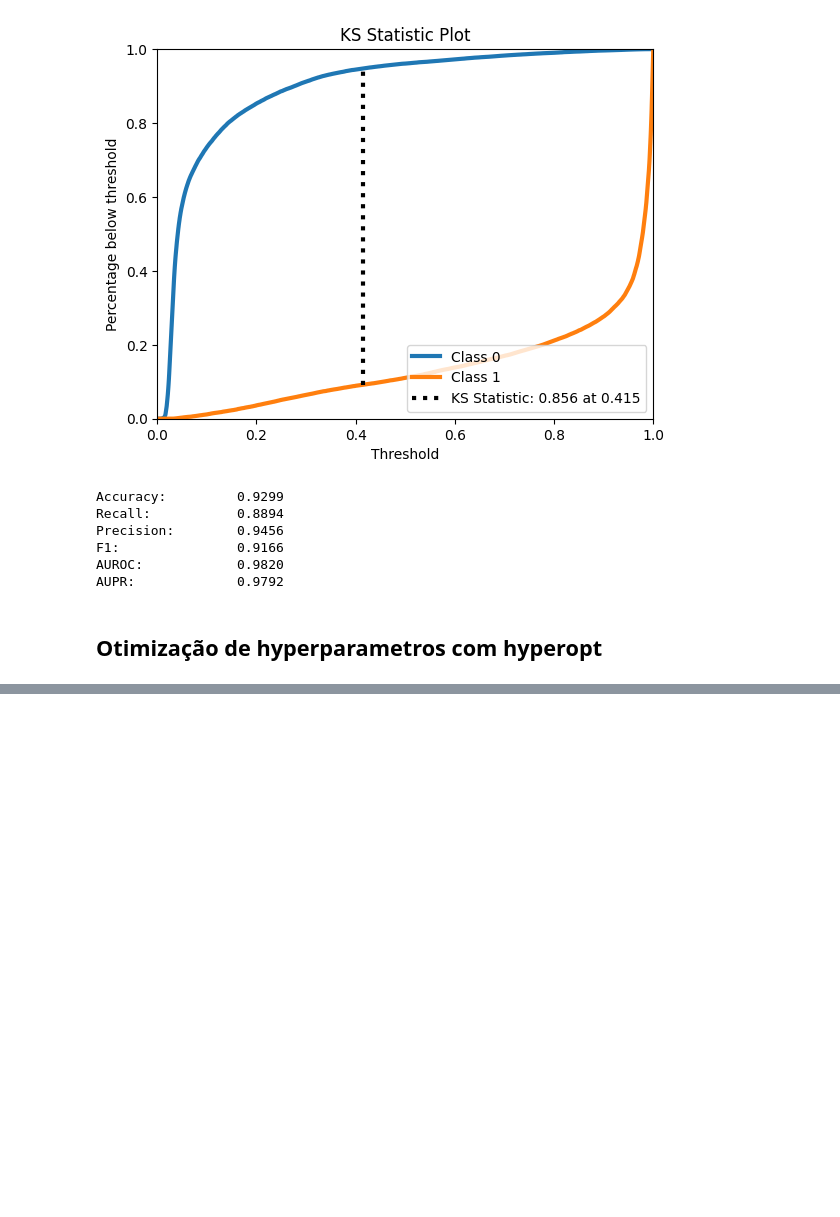
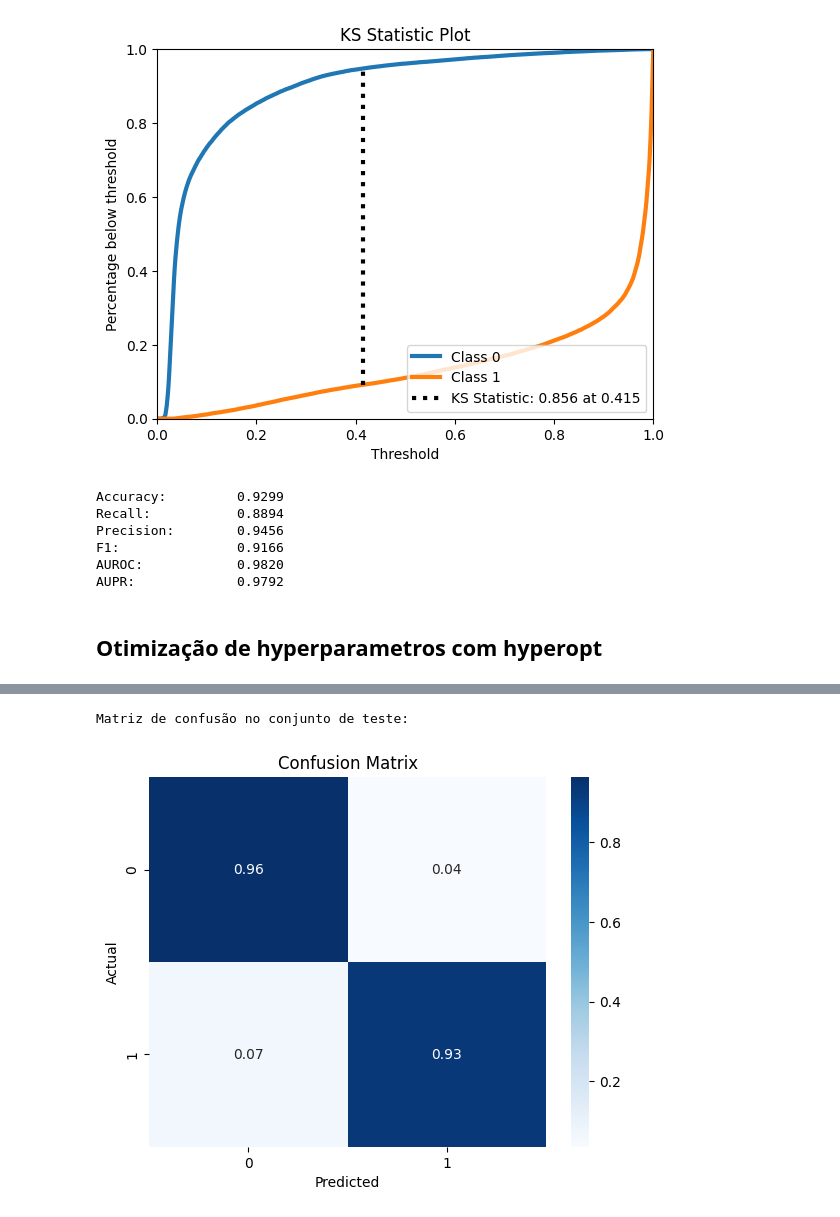
Before and after one commit to lucasacioly/Redes-Neurais, a Jupyter notebook: mlp.ipynb, the cells around one changed output, grey strips where cells are left out. Saved outputs shown, nothing was run; the diff lists cells and outputs as text; code cells hidden in the pictures; blank space fills up the shorter version.

```diff
--- a/mlp.ipynb
+++ b/mlp.ipynb
@@ -307,0 +601,12 @@ AUPR:             0.9792
+# %%
+mlp_model.compile(optimizer=optimizer, loss='binary_crossentropy', metrics=[Precision(), Recall()])
+# %%
+early_stopping = EarlyStopping(monitor='val_loss', patience=3, restore_best_weights=True)
+# %%
+history = mlp_model.fit(X_train, y_train, epochs=100, batch_size=64, validation_data=(X_val, y_val), callbacks=[early_stopping], verbose=0)
+# %%
+# Avaliar o modelo no conjunto de teste
+y_pred_scores = mlp_model.predict(X_test)
+y_pred_class = (y_pred_scores >= 0.5).astype(int)
+y_pred_scores_0 = 1 - y_pred_scores
+y_pred_scores = np.concatenate([y_pred_scores_0, y_pred_scores], axis=1)
@@ -307,0 +615,26 @@ AUPR:             0.9792
+# %%
+import numpy as np
+import matplotlib.pyplot as plt
+import seaborn as sns
+from sklearn.metrics import confusion_matrix
+
+## Matriz de confusão
+print('Matriz de confusão no conjunto de teste:')
+
+# Get confusion matrix
+cm = confusion_matrix(y_test, y_pred_class)
+cm_normalized = cm.astype(float) / cm.sum(axis=1)[:, np.newaxis]
+
+# Create heatmap
+sns.heatmap(cm_normalized, annot=True, fmt=".2f", cmap="Blues")
+
+# Set labels and title
+plt.xlabel("Predicted")
+plt.ylabel("Actual")
+plt.title("Confusion Matrix")
+
+# Show plot
+plt.show()
+# %% [output]
+Matriz de confusão no conjunto de teste:
+[figure, added]
```
Also changed, not shown: parts of 12 cells of this notebook, 2 other files.
